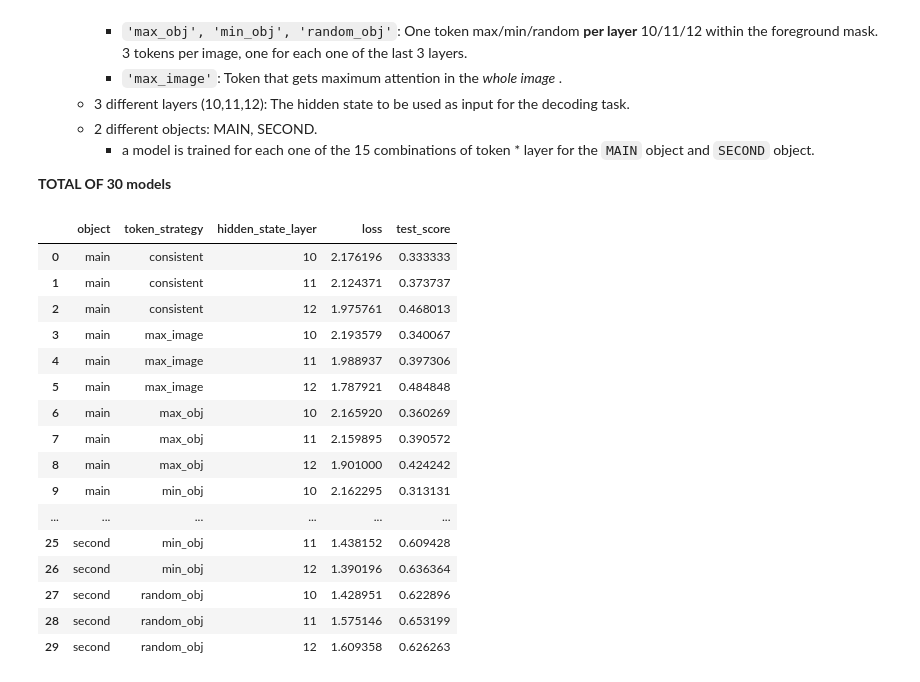
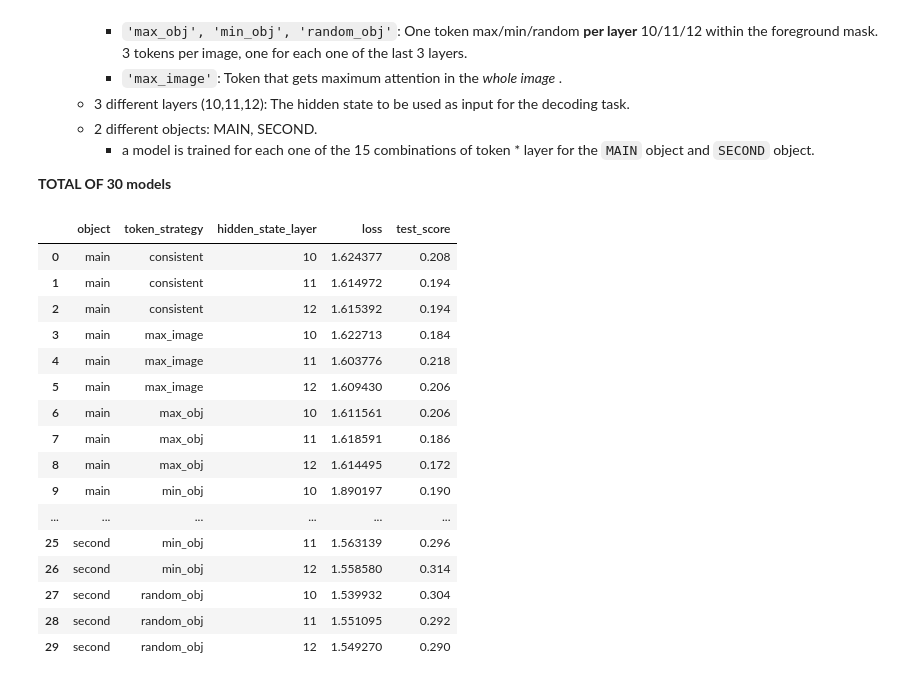
Before and after one commit to bodias/vision-transformers-analysis, a Jupyter notebook: sample_image_captioning/decoding_taks.ipynb, the cells around one changed output. Cells and saved outputs as stored; diff of their text form; code cells hidden in the pictures.

```diff
--- a/sample_image_captioning/decoding_taks.ipynb
+++ b/sample_image_captioning/decoding_taks.ipynb
@@ -62,7 +31,8 @@ features.head()
 | 3 | [{'max_image': 173, 'max_obj': 17... | 173.0 | [{'max_image': 173, 'max_obj': 19... | 120.0 | [{'max_image': 173, 'max_obj': 17... | ... |
 | 4 | [{'max_image': 10, 'max_obj': 10,... | 161.0 | [{'max_image': 10, 'max_obj': 105... | 119.0 | [{'max_image': 10, 'max_obj': 10,... | ... |
 # %%
-labels = ['backpack', 'umbrella', 'handbag', 'tie', 'suitcase']
+# labels = ['backpack', 'umbrella', 'handbag', 'tie', 'suitcase']
+labels = ['backpack', 'umbrella', 'handbag', 'tie', 'suitcase', 'bottle', 'cup', 'fork', 'knife', 'bowl', 'chair']
 # (1, 27) ('person', 'backpack'): 3524
 # (1, 28) ('person', 'umbrella'): 2089
 # (1, 31) ('person', 'handbag'): 4890
@@ -127,6 +110,7 @@ token_strategies = ["consistent", 'max_image', 'max_obj', 'min_obj', 'random_obj
 layers_map = {0: '09', 1: '10', 2: '11'}
 layers = [0, 1, 2]
 objects = ['main', 'second']
+model = "svm"
 
 histories = {}
 test_scores = {}
@@ -143,6 +127,7 @@ for obj in objects:
             for file in files:
                 print(f"Processing file '{file}'")
                 features = pd.read_pickle(file)
+                features = features[:1000]
                 features = features[(~features["second_fg_tokens"].isnull()) &
                                     (~features["main_fg_tokens"].isnull()) &
                                     (~features["second_consistent_fg_token"].isnull()) &
@@ -161,23 +146,29 @@ for obj in objects:
 
             x = x[:samples_i,:]
             y = y[:samples_i,:]
-            y = to_categorical(y)
+            if model=="NN":
+                y = to_categorical(y)
 
             train_data, test_data, train_labels, test_labels = train_test_split(x, y, test_size=0.10,
                                                                                 random_state=42,
                                                                                 shuffle=True)
-            clf_model = base_model()
-            print("Training model...")
-            hist = clf_model.fit(tf.stack(train_data),
+            clf_model = base_model(model)
+            print(f"Training model: {layer}-{obj}-{strategy}")
+            if model == "NN":
+                hist = clf_model.fit(tf.stack(train_data),
                                  tf.stack(train_labels),
                                  validation_split=0.10,
-                                 epochs=20,
+                                 epochs=30,
                                  batch_size=128,
                                  verbose=0)
-            histories[f"{layer}-{obj}-{strategy}"] = hist
-            print("Evaluating model...")
-            test_scores[f"{layer}-{obj}-{strategy}"] = clf_model.evaluate(tf.stack(test_data), tf.stack(test_labels), batch_size=len(test_data))
-            print("Done...")
+                histories[f"{layer}-{obj}-{strategy}"] = hist
+                print("Evaluating model...")
+                test_scores[f"{layer}-{obj}-{strategy}"] = clf_model.evaluate(tf.stack(test_data), tf.stack(test_labels), batch_size=len(test_data))
+                print("Done...")
+            else:
+                clf_model.fit(train_data, train_labels)
+                y_pred = clf_model.predict(test_data)
+                test_scores[f"{layer}-{obj}-{strategy}"] = metrics.accuracy_score(test_labels, y_pred)
 # %% [output]
 Processing file 'feat_backpack.pickle'
 Processing file 'feat_handbag.pickle'
@@ -321,31 +237,31 @@ scores = {
 **TOTAL OF 30 models**
 # %%
 scores_pd = {'object': [], 'token_strategy': [], 'hidden_state_layer': [], 'loss': [], 'test_score': []}
-for model_name, score in scores.items():
+for model_name, score in test_scores.items():
     scores_pd['hidden_state_layer'].append(int(model_name[0])+10)
     scores_pd['object'].append(model_name[2:model_name.rfind('-')])
     scores_pd['token_strategy'].append(model_name[model_name.rfind('-')+1:])
     scores_pd['loss'].append(score[0])
     scores_pd['test_score'].append(score[1])
 
 scores_pd = pd.DataFrame(scores_pd)
 scores_pd
 # %% [output]
 |  | object | token_strategy | hidden_state_layer | loss | test_score |
-| 0 | main | consistent | 10 | 2.176196 | 0.333333 |
-| 1 | main | consistent | 11 | 2.124371 | 0.373737 |
-| 2 | main | consistent | 12 | 1.975761 | 0.468013 |
-| 3 | main | max_image | 10 | 2.193579 | 0.340067 |
-| 4 | main | max_image | 11 | 1.988937 | 0.397306 |
-| 5 | main | max_image | 12 | 1.787921 | 0.484848 |
-| 6 | main | max_obj | 10 | 2.165920 | 0.360269 |
-| 7 | main | max_obj | 11 | 2.159895 | 0.390572 |
-| 8 | main | max_obj | 12 | 1.901000 | 0.424242 |
-| 9 | main | min_obj | 10 | 2.162295 | 0.313131 |
+| 0 | main | consistent | 10 | 1.624377 | 0.208 |
+| 1 | main | consistent | 11 | 1.614972 | 0.194 |
+| 2 | main | consistent | 12 | 1.615392 | 0.194 |
+| 3 | main | max_image | 10 | 1.622713 | 0.184 |
+| 4 | main | max_image | 11 | 1.603776 | 0.218 |
+| 5 | main | max_image | 12 | 1.609430 | 0.206 |
+| 6 | main | max_obj | 10 | 1.611561 | 0.206 |
+| 7 | main | max_obj | 11 | 1.618591 | 0.186 |
+| 8 | main | max_obj | 12 | 1.614495 | 0.172 |
+| 9 | main | min_obj | 10 | 1.890197 | 0.190 |
 | ... | ... | ... | ... | ... | ... |
-| 25 | second | min_obj | 11 | 1.438152 | 0.609428 |
-| 26 | second | min_obj | 12 | 1.390196 | 0.636364 |
-| 27 | second | random_obj | 10 | 1.428951 | 0.622896 |
-| 28 | second | random_obj | 11 | 1.575146 | 0.653199 |
-| 29 | second | random_obj | 12 | 1.609358 | 0.626263 |
+| 25 | second | min_obj | 11 | 1.563139 | 0.296 |
+| 26 | second | min_obj | 12 | 1.558580 | 0.314 |
+| 27 | second | random_obj | 10 | 1.539932 | 0.304 |
+| 28 | second | random_obj | 11 | 1.551095 | 0.292 |
+| 29 | second | random_obj | 12 | 1.549270 | 0.290 |
 # %%
```
Also changed, not shown: parts of 18 cells of this notebook, 2 other files.
